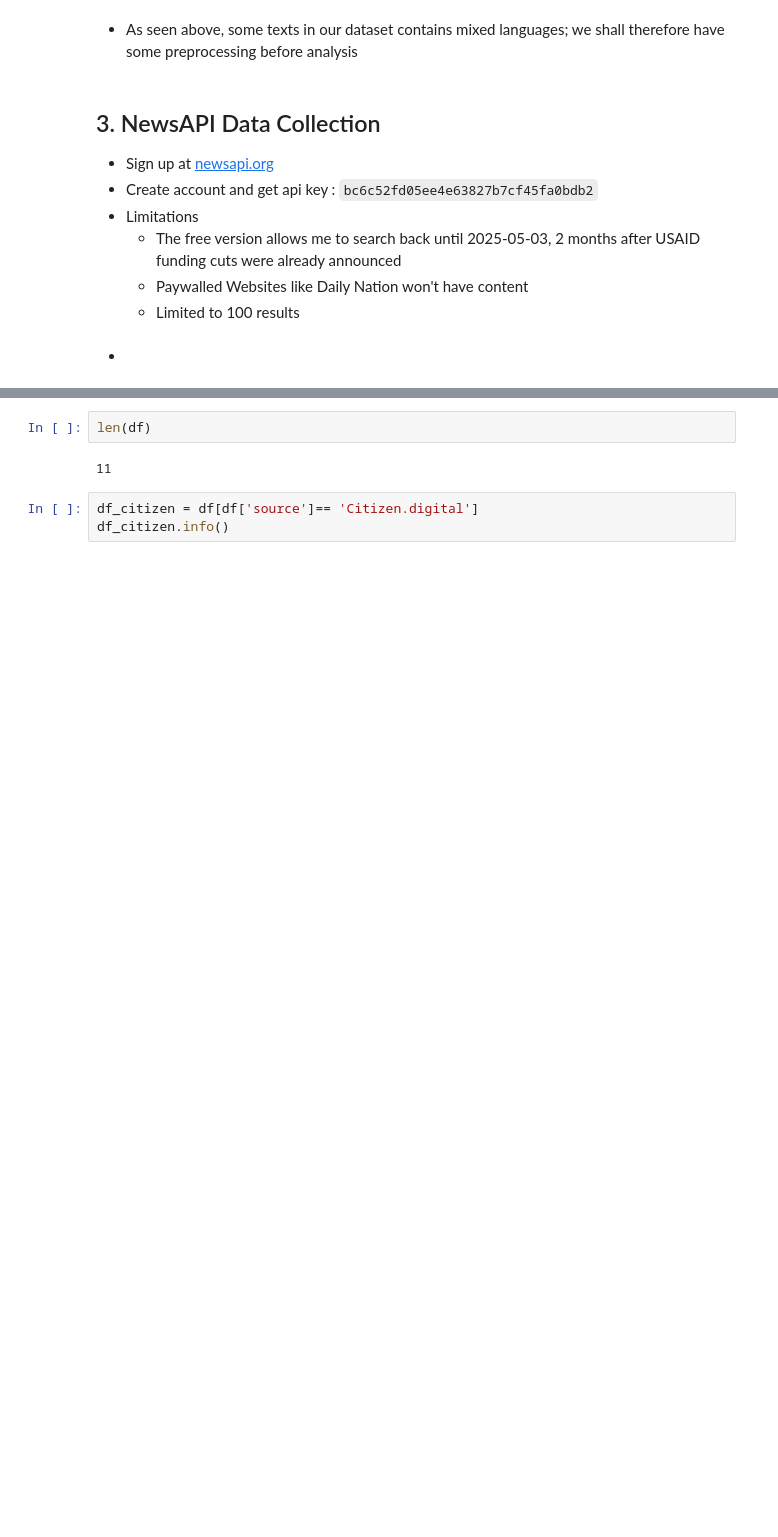
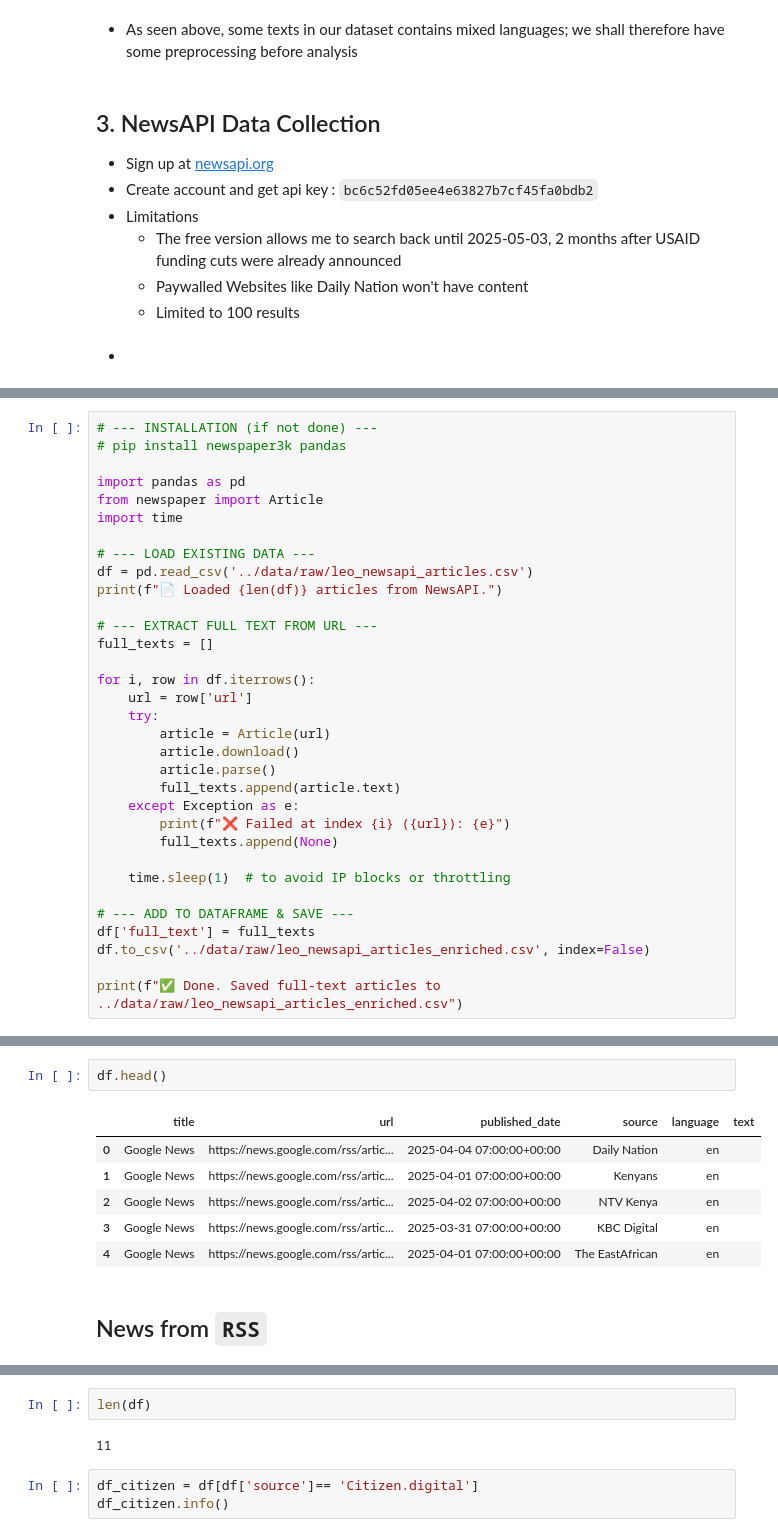
Before and after one commit to L-N-E0/USAID-Kenya-Sentiment-Analysis, a Jupyter notebook: notebooks/leo.ipynb, the cells around one changed output, grey strips where cells are left out. Drawn from its saved outputs; the diff is of its cells as text; blank space fills up the shorter version.

```diff
--- a/notebooks/leo.ipynb
+++ b/notebooks/leo.ipynb
@@ -194,0 +216,33 @@ print(f"✅ Fetched {len(df)} articles. Saved to ../data/raw/leo_newsapi_article
+# %%
+# --- INSTALLATION (if not done) ---
+# pip install newspaper3k pandas
+
+import pandas as pd
+from newspaper import Article
+import time
+
+# --- LOAD EXISTING DATA ---
+df = pd.read_csv('../data/raw/leo_newsapi_articles.csv')
+print(f"📄 Loaded {len(df)} articles from NewsAPI.")
+
+# --- EXTRACT FULL TEXT FROM URL ---
+full_texts = []
+
+for i, row in df.iterrows():
+    url = row['url']
+    try:
+        article = Article(url)
+        article.download()
+        article.parse()
+        full_texts.append(article.text)
+    except Exception as e:
+        print(f"❌ Failed at index {i} ({url}): {e}")
+        full_texts.append(None)
+
+    time.sleep(1)  # to avoid IP blocks or throttling
+
+# --- ADD TO DATAFRAME & SAVE ---
+df['full_text'] = full_texts
+df.to_csv('../data/raw/leo_newsapi_articles_enriched.csv', index=False)
+
+print(f"✅ Done. Saved full-text articles to ../data/raw/leo_newsapi_articles_enriched.csv")
@@ -194,0 +646,11 @@ print(f"✅ Fetched {len(df)} articles. Saved to ../data/raw/leo_newsapi_article
+# %%
+df.head()
+# %% [output]
+|  | title | url | published_date | source | language | text |
+| 0 | Google News | https://news.google.com/rss/artic... | 2025-04-04 07:00:00+00:00 | Daily Nation | en |  |
+| 1 | Google News | https://news.google.com/rss/artic... | 2025-04-01 07:00:00+00:00 | Kenyans | en |  |
+| 2 | Google News | https://news.google.com/rss/artic... | 2025-04-02 07:00:00+00:00 | NTV Kenya | en |  |
+| 3 | Google News | https://news.google.com/rss/artic... | 2025-03-31 07:00:00+00:00 | KBC Digital | en |  |
+| 4 | Google News | https://news.google.com/rss/artic... | 2025-04-01 07:00:00+00:00 | The EastAfrican | en |  |
+# %% [markdown]
+## News from `RSS`
```
Also changed, not shown: parts of 16 cells of this notebook.
